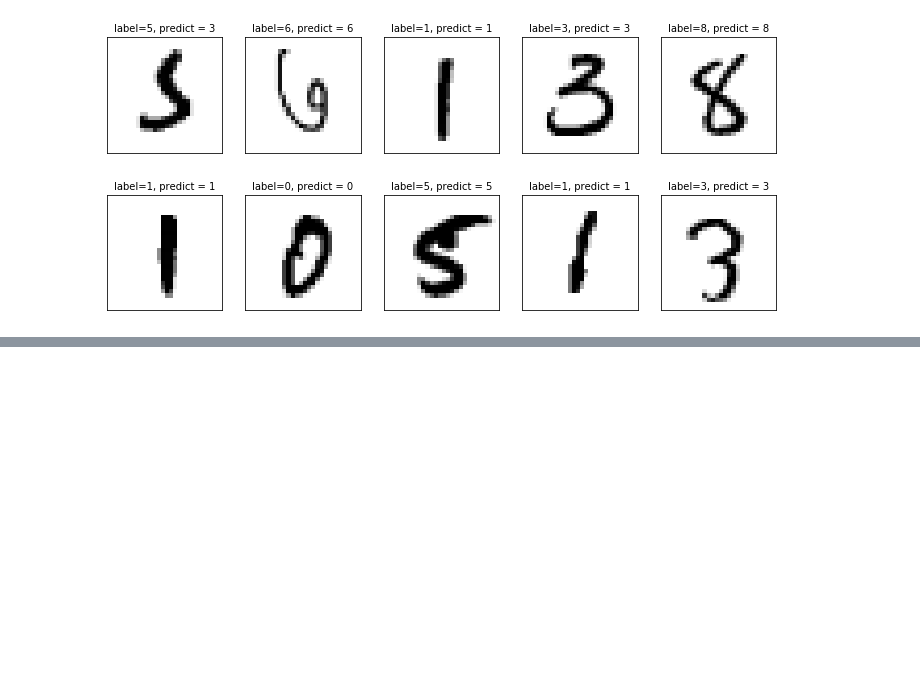
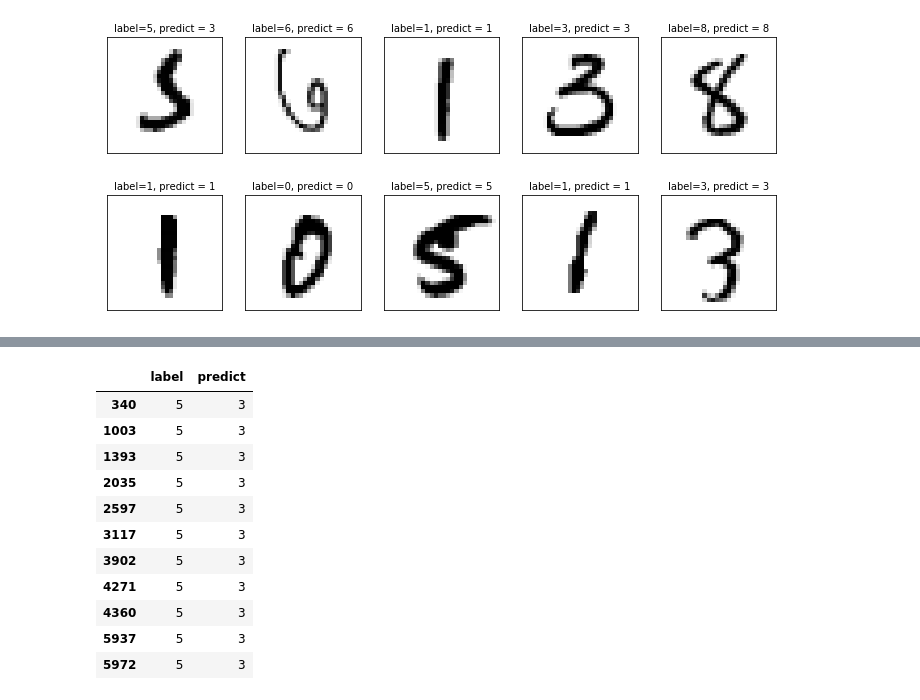
Before and after one commit to DeepBrainWH/KerasTensorflow, a Jupyter notebook: chapter_7/exp_one.ipynb, the cells around one changed output, grey strips where cells are left out. Cells and saved outputs as stored; diff of their text form; code cells hidden in the pictures; blank space fills up the shorter version.

```diff
--- a/chapter_7/exp_one.ipynb
+++ b/chapter_7/exp_one.ipynb
@@ -156,0 +184,15 @@ plot_images_labels_prediction(x_test_image, y_test, prediction, idx=340)
+# %%
+df[(df.label==5)&(df.predict==3)]
+# %% [output]
+|  | label | predict |
+| 340 | 5 | 3 |
+| 1003 | 5 | 3 |
+| 1393 | 5 | 3 |
+| 2035 | 5 | 3 |
+| 2597 | 5 | 3 |
+| 3117 | 5 | 3 |
+| 3902 | 5 | 3 |
+| 4271 | 5 | 3 |
+| 4360 | 5 | 3 |
+| 5937 | 5 | 3 |
+| 5972 | 5 | 3 |
```
Also changed, not shown: parts of 7 cells of this notebook, 1 other file.
